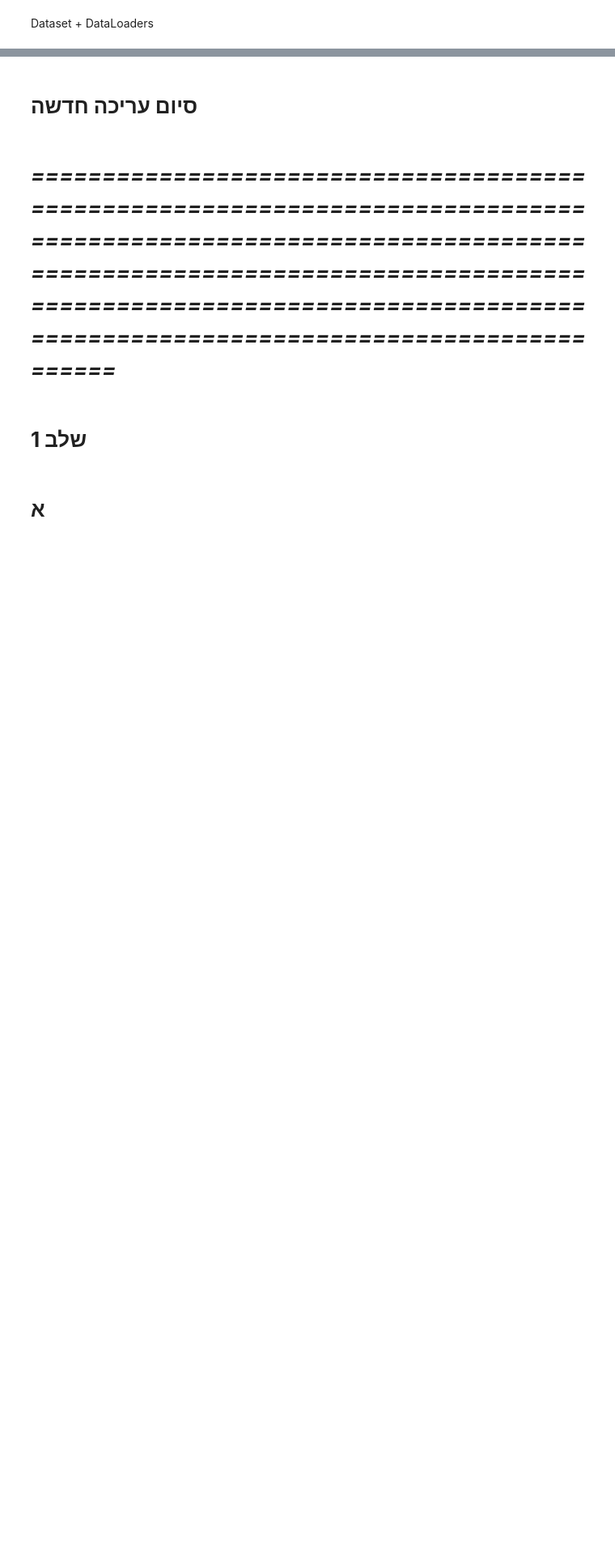
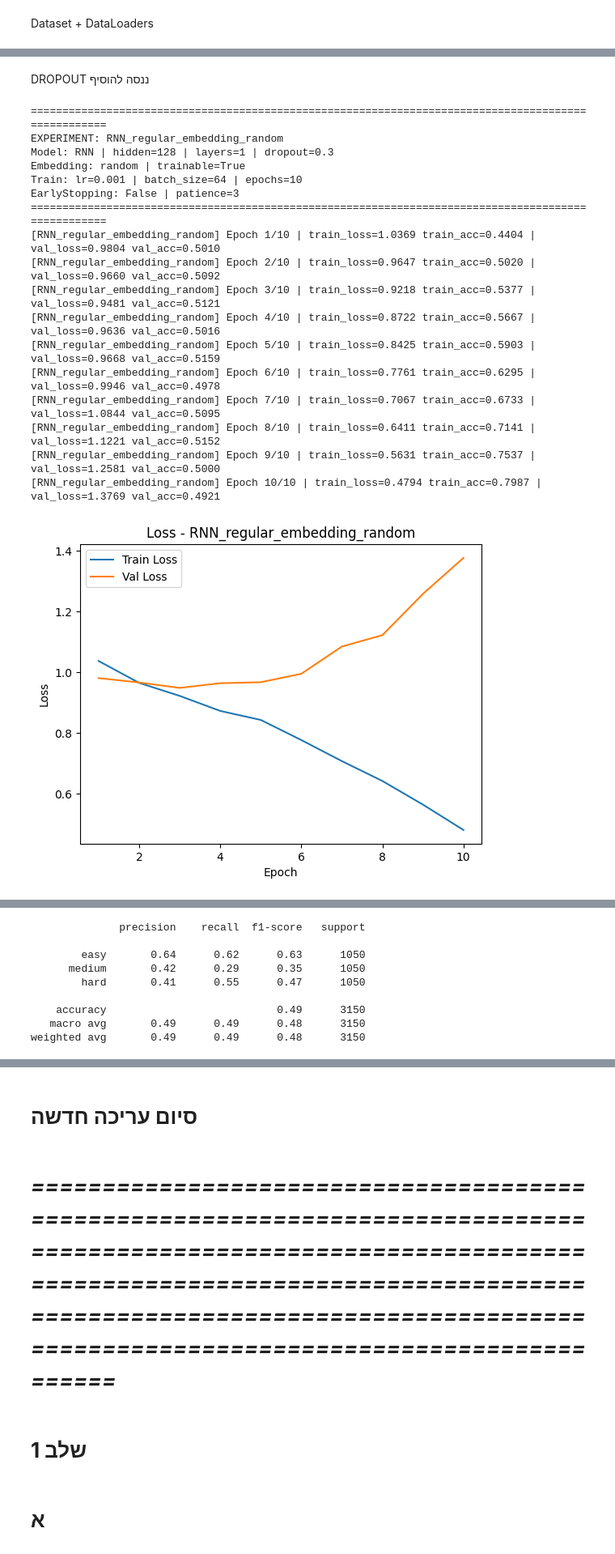
Before and after one commit to eliyahuav/NLP-project, a Jupyter notebook: PART5_Deep Learning for Text Classification.ipynb, the cells around one changed output, grey strips where cells are left out. Shown at 81% size. Cells and saved outputs as stored; diff of their text form; code cells hidden in the pictures; blank space fills up the shorter version.

```diff
--- a/PART5_Deep Learning for Text Classification.ipynb
+++ b/PART5_Deep Learning for Text Classification.ipynb
@@ -555,0 +698,60 @@ def run_experiment(cfg: ExperimentConfig):
+# %% [markdown]
+DROPOUT ננסה להוסיף
+# %%
+# ========= RUN: RNN + REGULAR (RANDOM) EMBEDDING =========
+
+cfg_rnn_regular = ExperimentConfig(
+    experiment_name="RNN_regular_embedding_random",
+    model_type="RNN",
+    hidden_dim=128,
+    num_layers=1,
+    dropout=0.3,                 # set 0.0 to disable dropout
+    embedding_source="random",   # <-- REGULAR embedding
+    embedding_trainable=True,    # irrelevant for random, but fine to keep
+    lr=0.001,
+    max_epochs=10,
+    batch_size=64,               # <-- CONTROL HERE
+    use_early_stopping=False,
+    patience=3,
+    log_every_epoch=True
+)
+
+# 1) Header logs (your function)
+print_experiment_header(cfg_rnn_regular)
+
+# 2) Loaders controlled by cfg.batch_size
+train_loader, val_loader, test_loader = make_loaders(
+    cfg_rnn_regular,
+    train_ids, train_attn, y_train,
+    val_ids, val_attn, y_val,
+    test_ids, test_attn, y_test
+)
+
+# 3) Train (your function)
+model_rnn_regular, history_rnn_regular = train_model(cfg_rnn_regular, train_loader, val_loader)
+
+# 4) Curves (your function)
+plot_training_curves(history_rnn_regular, cfg_rnn_regular.experiment_name)
+
+# 5) Evaluate on test + Confusion Matrix (your functions)
+cm_rnn_regular = evaluate(model_rnn_regular)
+plot_confusion_matrix(cm_rnn_regular, ["easy", "medium", "hard"], cfg_rnn_regular.experiment_name)
+# %% [output]
+====================================================================================================
+EXPERIMENT: RNN_regular_embedding_random
+Model: RNN | hidden=128 | layers=1 | dropout=0.3
+Embedding: random | trainable=True
+Train: lr=0.001 | batch_size=64 | epochs=10
+EarlyStopping: False | patience=3
+====================================================================================================
+[RNN_regular_embedding_random] Epoch 1/10 | train_loss=1.0369 train_acc=0.4404 | val_loss=0.9804 val_acc=0.5010
+[RNN_regular_embedding_random] Epoch 2/10 | train_loss=0.9647 train_acc=0.5020 | val_loss=0.9660 val_acc=0.5092
+[RNN_regular_embedding_random] Epoch 3/10 | train_loss=0.9218 train_acc=0.5377 | val_loss=0.9481 val_acc=0.5121
+[RNN_regular_embedding_random] Epoch 4/10 | train_loss=0.8722 train_acc=0.5667 | val_loss=0.9636 val_acc=0.5016
+[RNN_regular_embedding_random] Epoch 5/10 | train_loss=0.8425 train_acc=0.5903 | val_loss=0.9668 val_acc=0.5159
+[RNN_regular_embedding_random] Epoch 6/10 | train_loss=0.7761 train_acc=0.6295 | val_loss=0.9946 val_acc=0.4978
+[RNN_regular_embedding_random] Epoch 7/10 | train_loss=0.7067 train_acc=0.6733 | val_loss=1.0844 val_acc=0.5095
+[RNN_regular_embedding_random] Epoch 8/10 | train_loss=0.6411 train_acc=0.7141 | val_loss=1.1221 val_acc=0.5152
+[RNN_regular_embedding_random] Epoch 9/10 | train_loss=0.5631 train_acc=0.7537 | val_loss=1.2581 val_acc=0.5000
+[RNN_regular_embedding_random] Epoch 10/10 | train_loss=0.4794 train_acc=0.7987 | val_loss=1.3769 val_acc=0.4921
+[figure, added]
@@ -555,0 +759,9 @@ def run_experiment(cfg: ExperimentConfig):
+              precision    recall  f1-score   support
+
+        easy       0.64      0.62      0.63      1050
+      medium       0.42      0.29      0.35      1050
+        hard       0.41      0.55      0.47      1050
+
+    accuracy                           0.49      3150
+   macro avg       0.49      0.49      0.48      3150
+weighted avg       0.49      0.49      0.48      3150
```
Also changed, not shown: parts of 74 cells of this notebook.
